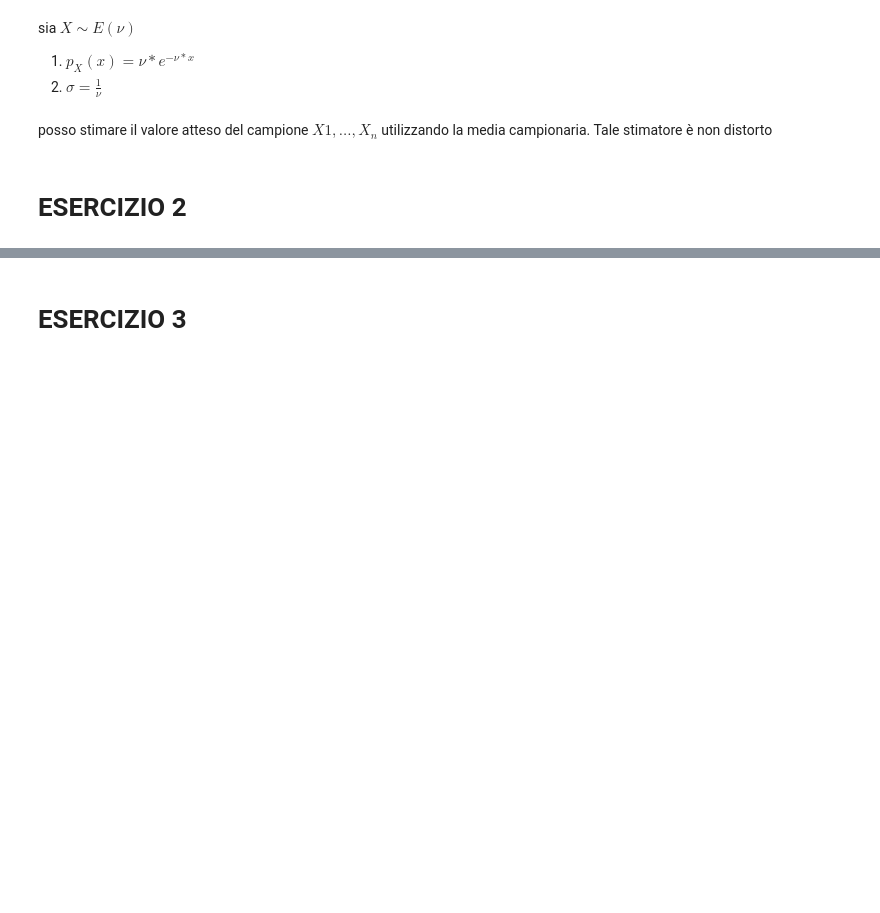
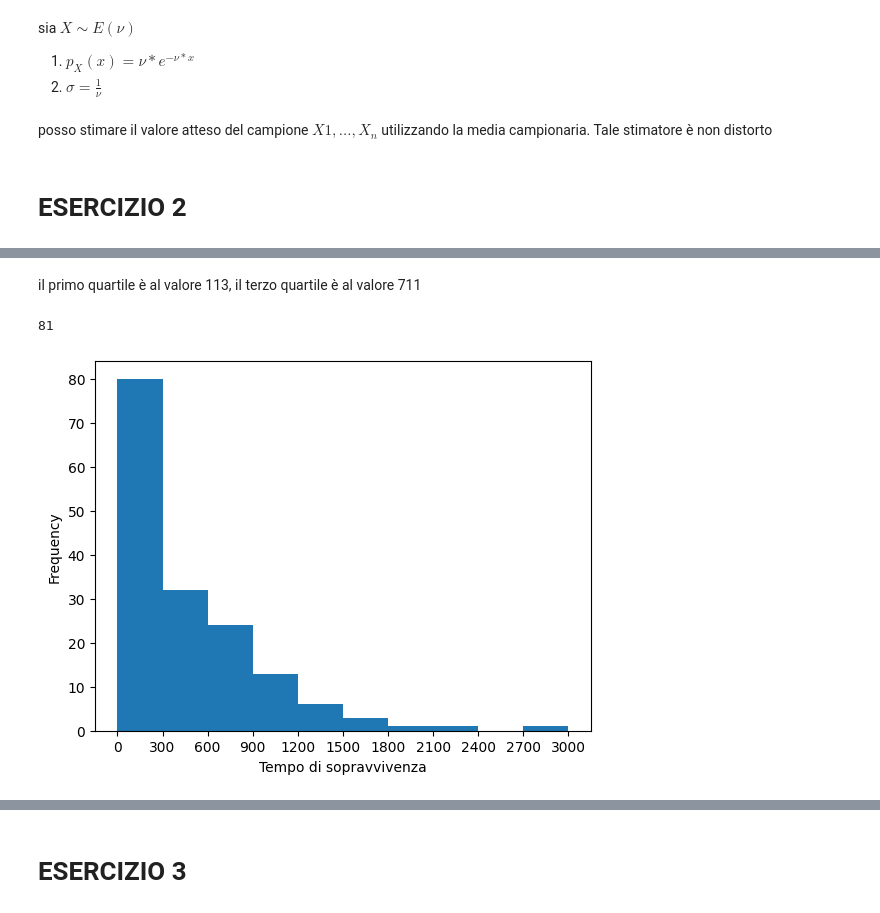
Before and after one commit to FriendlyWizard23/StatisticaL31, a Jupyter notebook: JUPYTER/TEMI D'ESAME/SOLUZIONI_MIE/ESAME 2018-07/ESAME.ipynb, the cells around one changed output, grey strips where cells are left out. Saved outputs shown, nothing was run; the diff lists cells and outputs as text; code cells hidden in the pictures; blank space fills up the shorter version.

```diff
--- a/JUPYTER/TEMI D'ESAME/SOLUZIONI_MIE/ESAME 2018-07/ESAME.ipynb
+++ b/JUPYTER/TEMI D'ESAME/SOLUZIONI_MIE/ESAME 2018-07/ESAME.ipynb
@@ -29,3 +30,6 @@ sia $X \sim E(\nu)$
 posso stimare il valore atteso del campione $X1,...,X_n$ utilizzando la media campionaria. Tale stimatore è non distorto
 # %% [markdown]
 # ESERCIZIO 2
+# %%
+df=pd.read_csv('cani.csv',sep=';', decimal=',')
+df
@@ -31,0 +78,3 @@ posso stimare il valore atteso del campione $X1,...,X_n$ utilizzando la media ca
+# %%
+survival=df['SURVIVALTIME']
+survival.describe()
@@ -31,0 +91,15 @@ posso stimare il valore atteso del campione $X1,...,X_n$ utilizzando la media ca
+# %% [markdown]
+il primo quartile è al valore 113, il terzo quartile è al valore 711
+# %%
+len(df[(df['SURVIVALTIME']>=113) & (df['SURVIVALTIME']<=711)])
+# %% [output]
+81
+# %%
+x=np.arange(0,3001,300)
+survival.plot.hist(bins=x)
+plt.xlabel("Tempo di sopravvivenza")
+plt.xticks(x)
+plt.show()
+plt.show()
+# %% [output]
+[figure, added]
```
Also changed, not shown: parts of 32 cells of this notebook, 3 other files.
